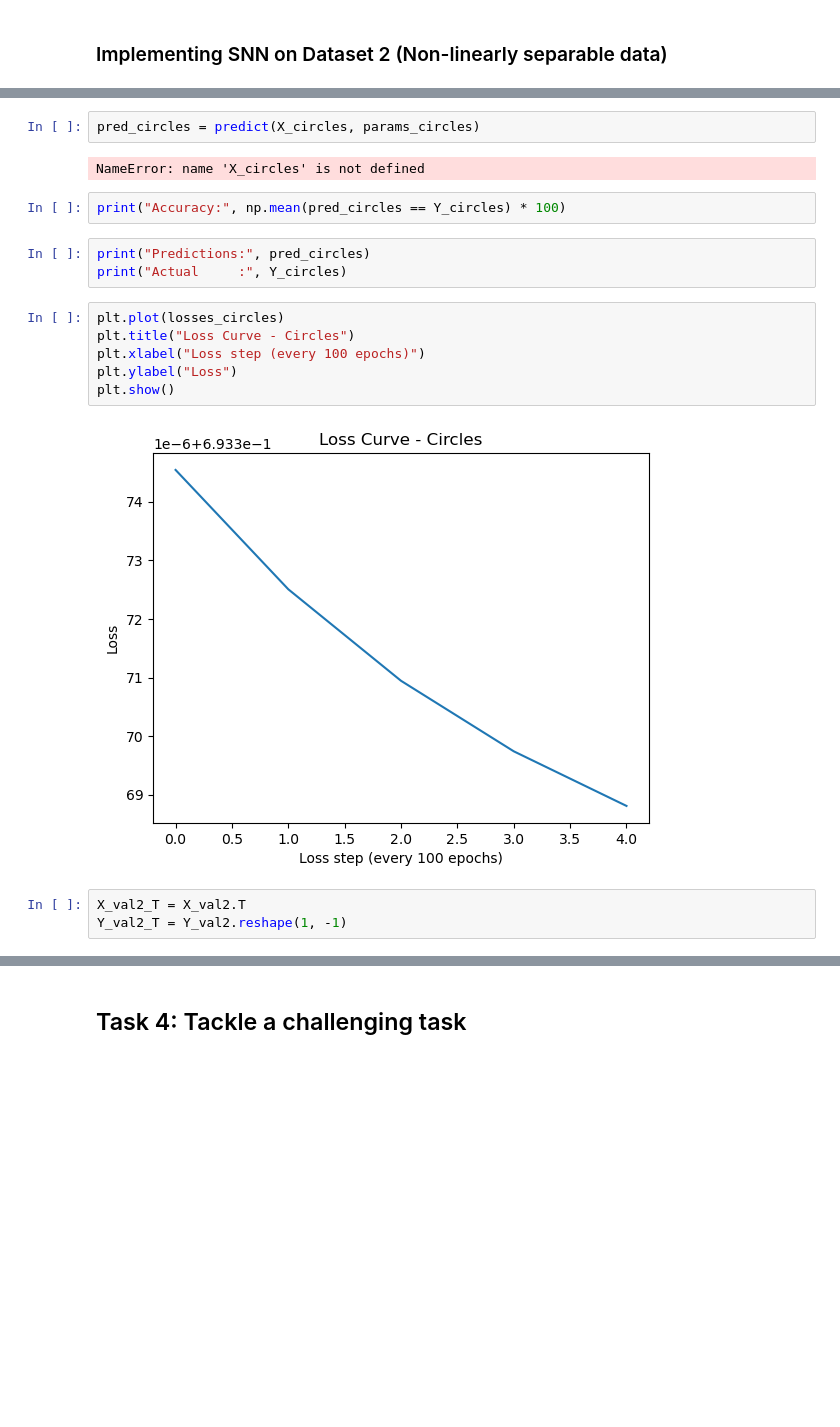
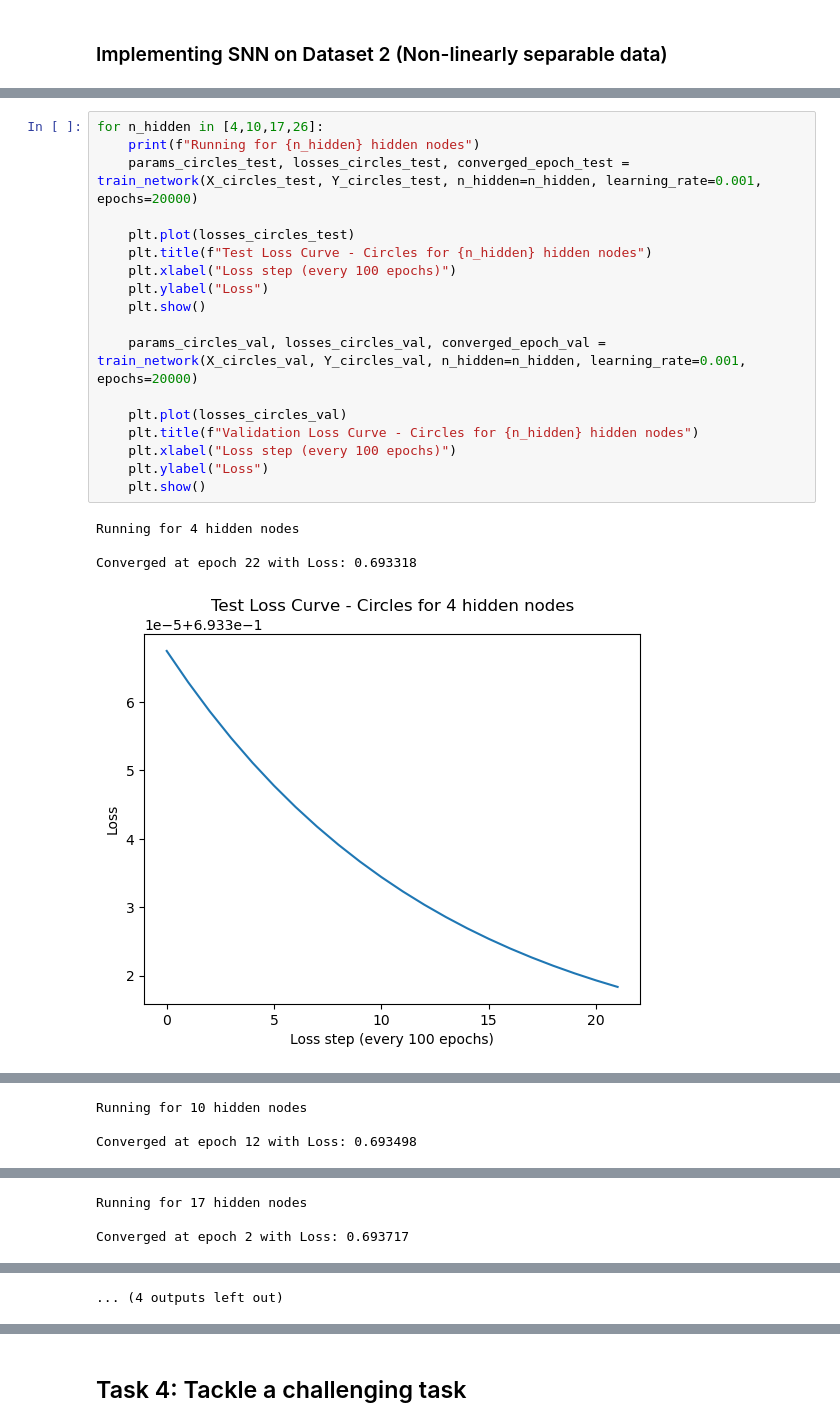
Before and after one commit to aakanksha1500/CT5133_DL_colab, a Jupyter notebook: DL_Assignment1_latest.ipynb, the cells around one changed output, grey strips where cells are left out. Cells and saved outputs as stored; diff of their text form; blank space fills up the shorter version.

```diff
--- a/DL_Assignment1_latest.ipynb
+++ b/DL_Assignment1_latest.ipynb
@@ -607,20 +873,23 @@ Converged at epoch 5 with Loss: 0.693369
-# %%
-pred_circles = predict(X_circles, params_circles)
-# %% [output]
-NameError: name 'X_circles' is not defined
-# %%
-print("Accuracy:", np.mean(pred_circles == Y_circles) * 100)
-# %%
-print("Predictions:", pred_circles)
-print("Actual     :", Y_circles)
-# %%
-plt.plot(losses_circles)
-plt.title("Loss Curve - Circles")
-plt.xlabel("Loss step (every 100 epochs)")
-plt.ylabel("Loss")
-plt.show()
-# %% [output]
-[figure, removed]
 # %%
-X_val2_T = X_val2.T
-Y_val2_T = Y_val2.reshape(1, -1)
+for n_hidden in [4,10,17,26]:
+    print(f"Running for {n_hidden} hidden nodes")
+    params_circles_test, losses_circles_test, converged_epoch_test = train_network(X_circles_test, Y_circles_test, n_hidden=n_hidden, learning_rate=0.001, epochs=20000)
+
+    plt.plot(losses_circles_test)
+    plt.title(f"Test Loss Curve - Circles for {n_hidden} hidden nodes")
+    plt.xlabel("Loss step (every 100 epochs)")
+    plt.ylabel("Loss")
+    plt.show()
+
+    params_circles_val, losses_circles_val, converged_epoch_val = train_network(X_circles_val, Y_circles_val, n_hidden=n_hidden, learning_rate=0.001, epochs=20000)
+
+    plt.plot(losses_circles_val)
+    plt.title(f"Validation Loss Curve - Circles for {n_hidden} hidden nodes")
+    plt.xlabel("Loss step (every 100 epochs)")
+    plt.ylabel("Loss")
+    plt.show()
+# %% [output]
+Running for 4 hidden nodes
+
+Converged at epoch 22 with Loss: 0.693318
+[figure, added]
@@ -626,0 +898,3 @@ Y_val2_T = Y_val2.reshape(1, -1)
+Running for 10 hidden nodes
+
+Converged at epoch 12 with Loss: 0.693498
@@ -626,0 +904,3 @@ Y_val2_T = Y_val2.reshape(1, -1)
+Running for 17 hidden nodes
+
+Converged at epoch 2 with Loss: 0.693717
@@ -626,0 +910 @@ Y_val2_T = Y_val2.reshape(1, -1)
+... (4 outputs left out)
```
Also changed, not shown: parts of 31 cells of this notebook.
